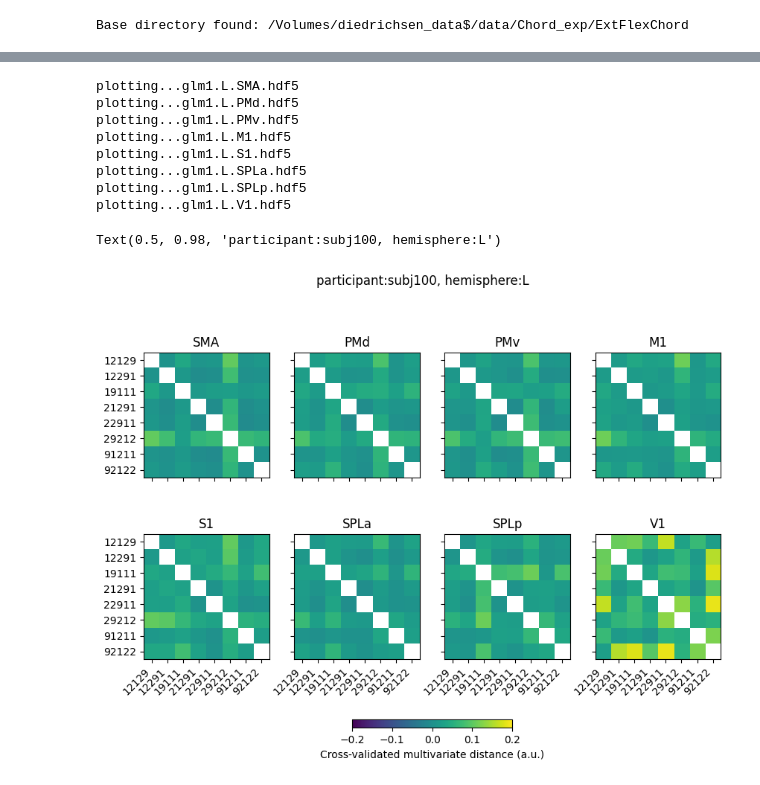
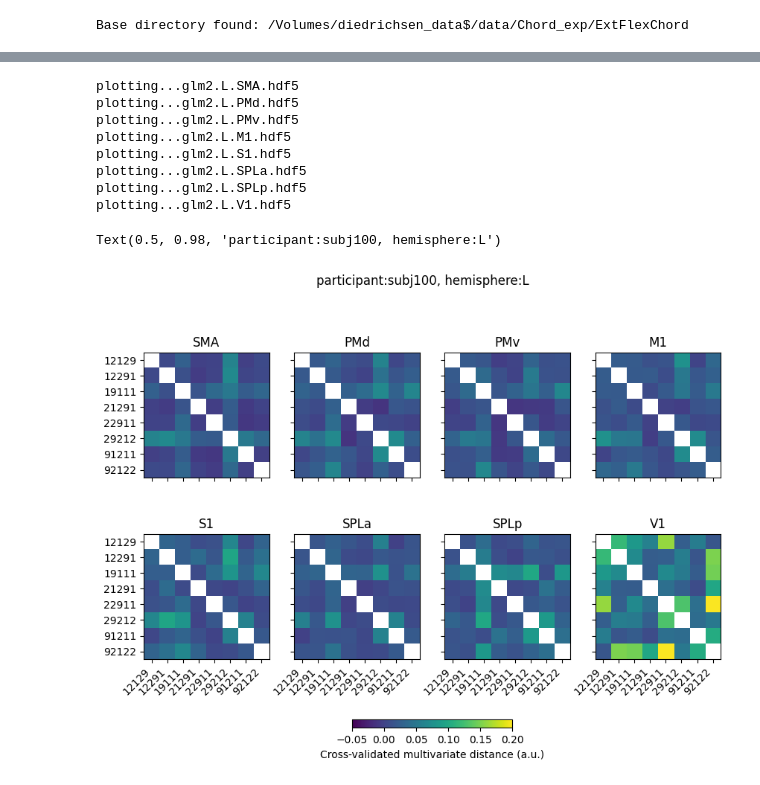
Before and after one commit to mnlmrc/extension-flexion-chords, a Jupyter notebook: efc4/notebooks/main.ipynb, the cells around one changed output, grey strips where cells are left out. Cells and saved outputs as stored; diff of their text form; code cells hidden in the pictures.

```diff
--- a/efc4/notebooks/main.ipynb
+++ b/efc4/notebooks/main.ipynb
@@ -24,7 +24,7 @@ Base directory found: /Volumes/diedrichsen_data$/data/Chord_exp/ExtFlexChord
 # %%
 experiment = 'efc4'
 
-vmin, vmax = -.2, .2
+vmin, vmax = -1, 35
 participant_id='subj100'
 
 fig, axs = plt.subplots()
@@ -39,7 +39,7 @@ axs.set_xticks(np.arange(len(rdms.pattern_descriptors['conds'])))
 axs.set_xticklabels(rdms.pattern_descriptors['conds'], rotation=45, ha='right')
 axs.set_yticks(axs.get_xticks())
 axs.set_yticklabels(rdms.pattern_descriptors['conds'])
-axs.set_title(f'participant:{participant_id},force')
+axs.set_title(f'{participant_id}, distance in force patterns')
 
 cbar = fig.colorbar(cax, ax=axs, orientation='horizontal', fraction=.02)
 cbar.set_label('Cross-validated multivariate distance (a.u.)')
@@ -50,41 +50,41 @@ roi = ['SMA', 'PMd', 'PMv', 'M1', 'S1', 'SPLa', 'SPLp', 'V1']
 
 experiment = 'efc4'
 
 Hem = 'L'
 r = 0
-glm = 1
-vmin, vmax = -.2, .2
+glm = 2
+vmin, vmax = -.05, .2
 participant_id='subj100'
 fig, axs = plt.subplots(nrows=2, ncols=4, sharex=True, sharey=True, figsize=(10, 7))
 for i in range(axs.shape[0]):
     for j in range(axs.shape[1]):
         print(f'plotting...glm{glm}.{Hem}.{roi[r]}.hdf5')
         rdms = rsa.rdm.load_rdm(os.path.join(gl.baseDir, experiment, gl.rdmDir, 'day1',participant_id,f'glm{glm}.{Hem}.{roi[r]}.hdf5'))
 
         cax = rsa.vis.show_rdm_panel(
                 rdms, axs[i, j], rdm_descriptor='roi', cmap='viridis', vmin=vmin, vmax=vmax
             )
         axs[i, j].set_xticks(np.arange(len(rdms.pattern_descriptors['conds'])))
         axs[i, j].set_xticklabels(rdms.pattern_descriptors['conds'], rotation=45, ha='right')
         axs[i, j].set_yticks(axs[i, j].get_xticks())
         axs[i, j].set_yticklabels(rdms.pattern_descriptors['conds'])
         axs[i, j].set_title(roi[r])
 
         # axs[i, j].axhline(0, color='k', ls='-', lw=.8)
         # axs[i, j].axvline(0, color='k', ls='-', lw=.8)
         r += 1
 
 cbar = fig.colorbar(cax, ax=axs, orientation='horizontal', fraction=.02)
 cbar.set_label('Cross-validated multivariate distance (a.u.)')
 fig.suptitle(f'participant:{participant_id}, hemisphere:{Hem}')
 # %% [output]
-plotting...glm1.L.SMA.hdf5
-plotting...glm1.L.PMd.hdf5
-plotting...glm1.L.PMv.hdf5
-plotting...glm1.L.M1.hdf5
-plotting...glm1.L.S1.hdf5
-plotting...glm1.L.SPLa.hdf5
-plotting...glm1.L.SPLp.hdf5
-plotting...glm1.L.V1.hdf5
+plotting...glm2.L.SMA.hdf5
+plotting...glm2.L.PMd.hdf5
+plotting...glm2.L.PMv.hdf5
+plotting...glm2.L.M1.hdf5
+plotting...glm2.L.S1.hdf5
+plotting...glm2.L.SPLa.hdf5
+plotting...glm2.L.SPLp.hdf5
+plotting...glm2.L.V1.hdf5
 Text(0.5, 0.98, 'participant:subj100, hemisphere:L')
-[figure, old version]
+[figure, new version]
```
Also changed, not shown: parts of 2 cells of this notebook, 2 other files.
